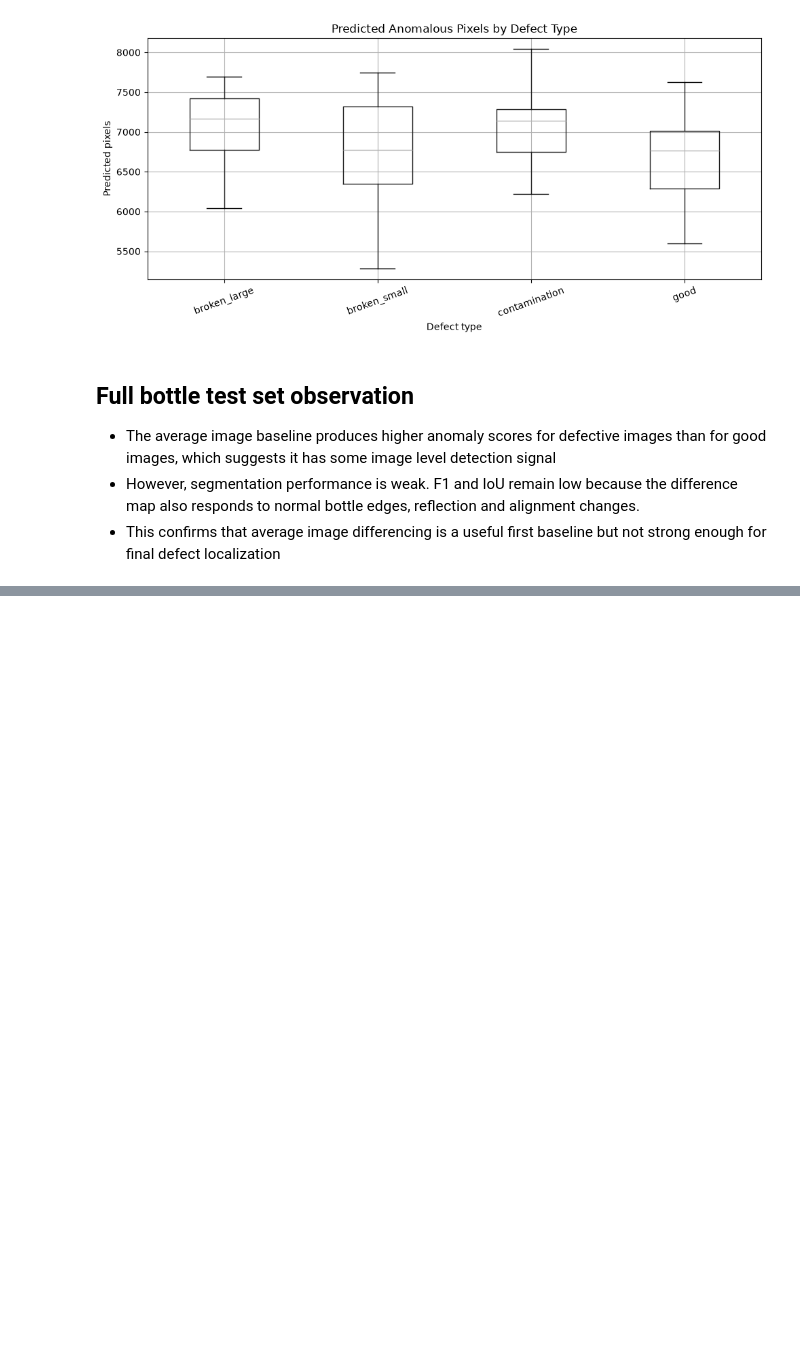
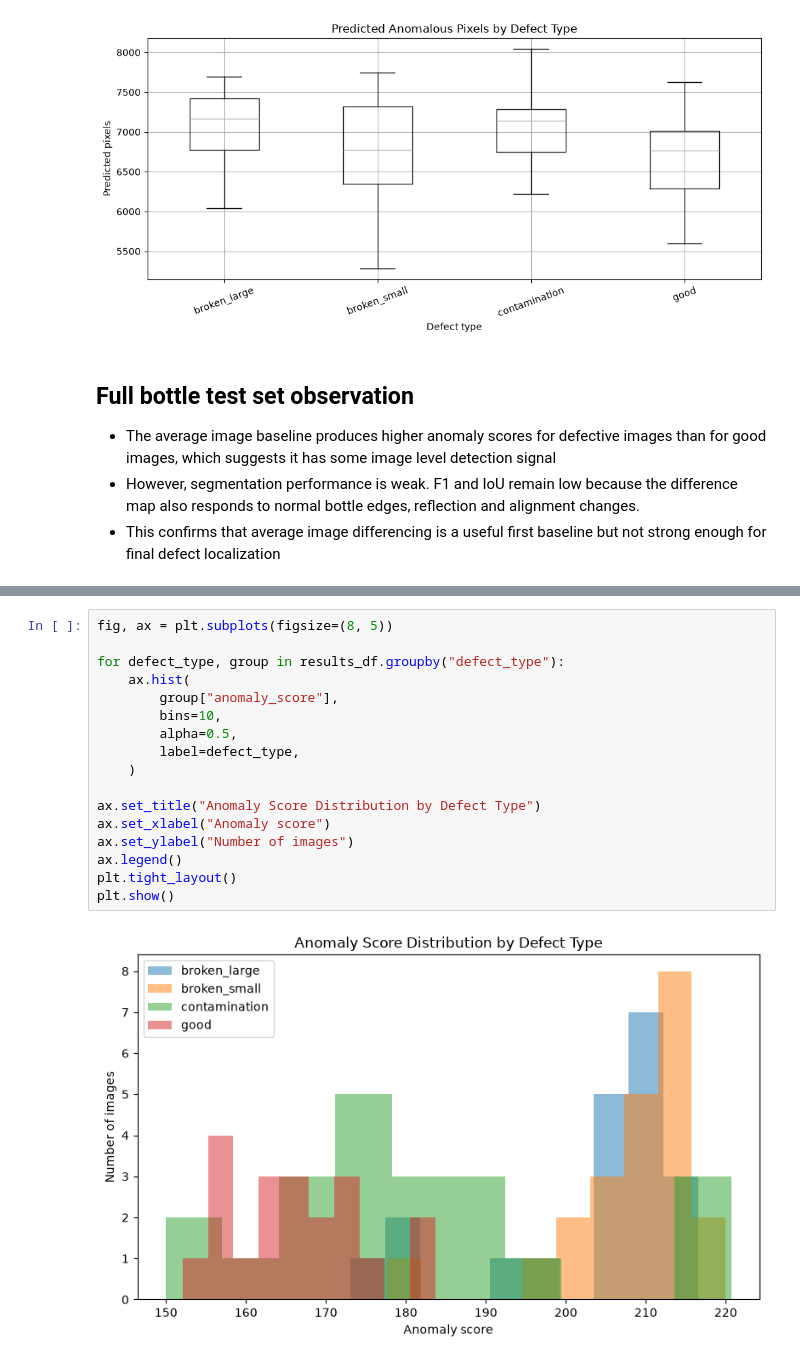
Before and after one commit to shashwatsharv7/visionguard, a Jupyter notebook: notebooks/03_classical_baseline.ipynb, the cells around one changed output, grey strips where cells are left out. Drawn from its saved outputs; the diff is of its cells as text; blank space fills up the shorter version.

Commit message:
Added image level evaluation for baseline

```diff
--- a/notebooks/03_classical_baseline.ipynb
+++ b/notebooks/03_classical_baseline.ipynb
@@ -466,0 +476,19 @@ plt.show()
+# %%
+fig, ax = plt.subplots(figsize=(8, 5))
+
+for defect_type, group in results_df.groupby("defect_type"):
+    ax.hist(
+        group["anomaly_score"],
+        bins=10,
+        alpha=0.5,
+        label=defect_type,
+    )
+
+ax.set_title("Anomaly Score Distribution by Defect Type")
+ax.set_xlabel("Anomaly score")
+ax.set_ylabel("Number of images")
+ax.legend()
+plt.tight_layout()
+plt.show()
+# %% [output]
+[figure, added]
```
Also changed, not shown: parts of 3 cells of this notebook.
